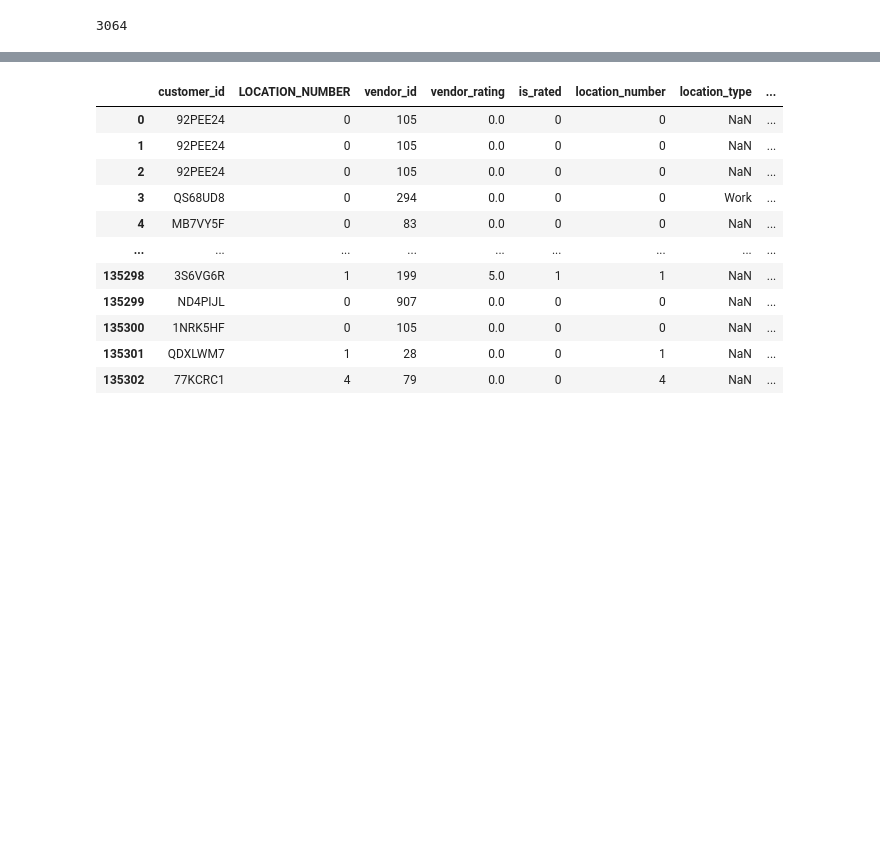
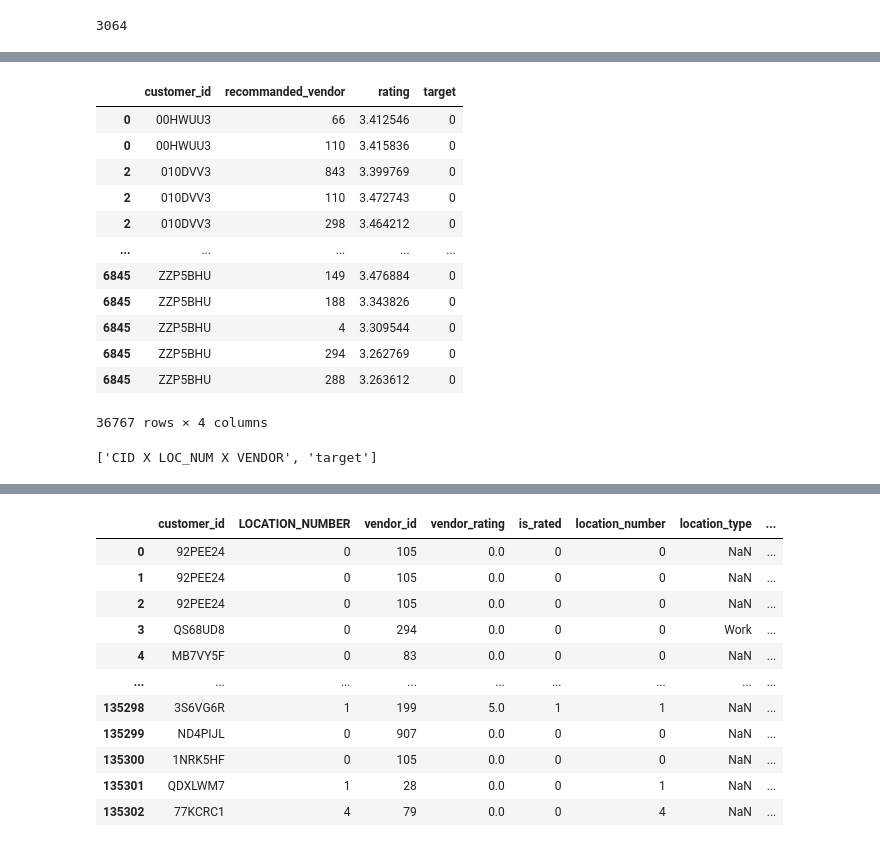
Before and after one commit to Bast-94/Restaurant-Recommander-System, a Jupyter notebook: notebook.ipynb, the cells around one changed output, grey strips where cells are left out. Drawn from its saved outputs; the diff is of its cells as text; code cells hidden in the pictures; blank space fills up the shorter version.

Commit message:
BUG(SampleSubmission).

```diff
--- a/notebook.ipynb
+++ b/notebook.ipynb
@@ -257,0 +294,21 @@ minimal_rate_for_recommandation = 3.5
+# %%
+recommandation_df[recommandation_df["target"] == 0]
+# %% [output]
+|  | customer_id | recommanded_vendor | rating | target |
+| 0 | 00HWUU3 | 66 | 3.412546 | 0 |
+| 0 | 00HWUU3 | 110 | 3.415836 | 0 |
+| 2 | 010DVV3 | 843 | 3.399769 | 0 |
+| 2 | 010DVV3 | 110 | 3.472743 | 0 |
+| 2 | 010DVV3 | 298 | 3.464212 | 0 |
+| ... | ... | ... | ... | ... |
+| 6845 | ZZP5BHU | 149 | 3.476884 | 0 |
+| 6845 | ZZP5BHU | 188 | 3.343826 | 0 |
+| 6845 | ZZP5BHU | 4 | 3.309544 | 0 |
+| 6845 | ZZP5BHU | 294 | 3.262769 | 0 |
+| 6845 | ZZP5BHU | 288 | 3.263612 | 0 |
+36767 rows × 4 columns
+# %%
+submission_keys = list(config["output_schema"].keys())
+submission_keys
+# %% [output]
+['CID X LOC_NUM X VENDOR', 'target']
```
Also changed, not shown: parts of 15 cells of this notebook, 1 other file.
